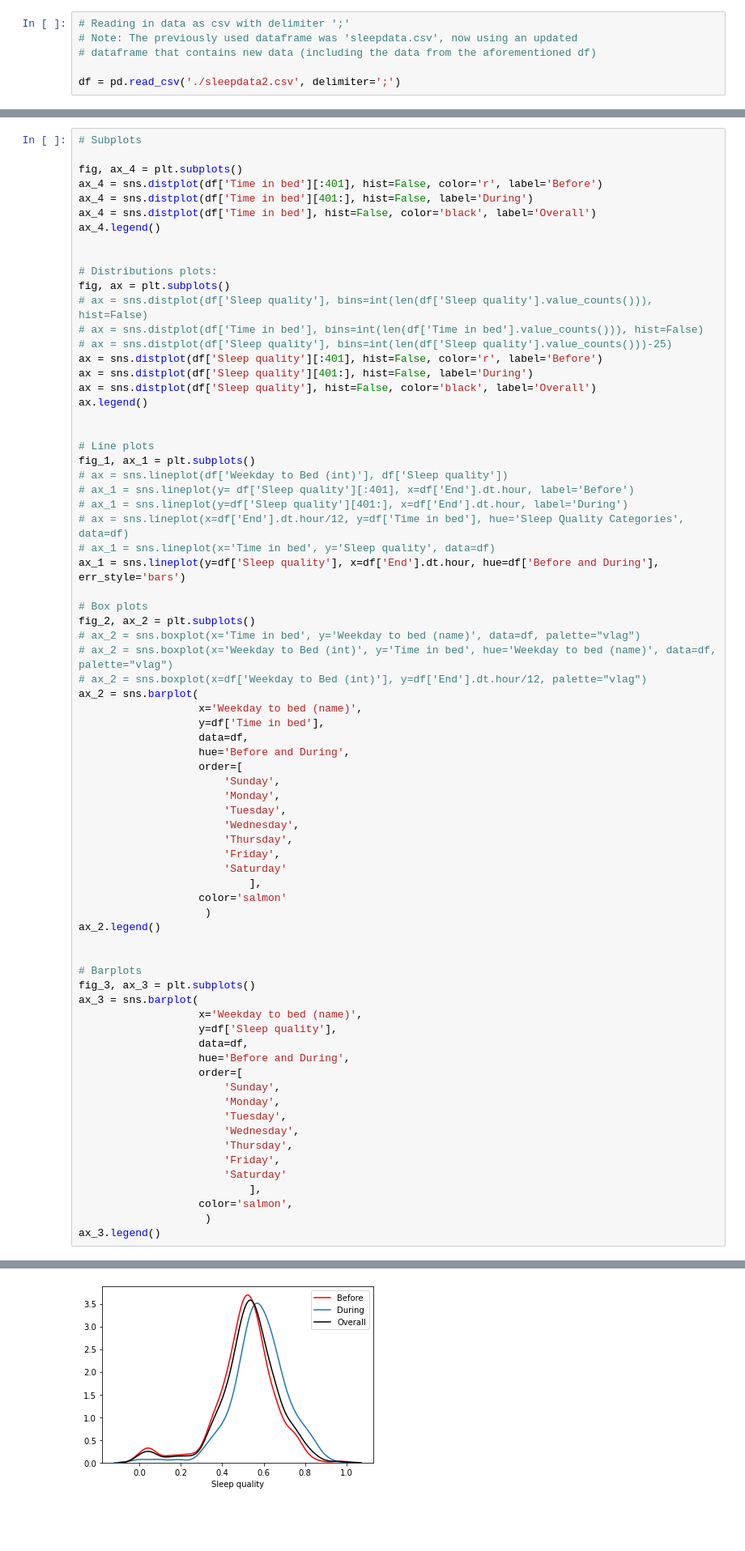
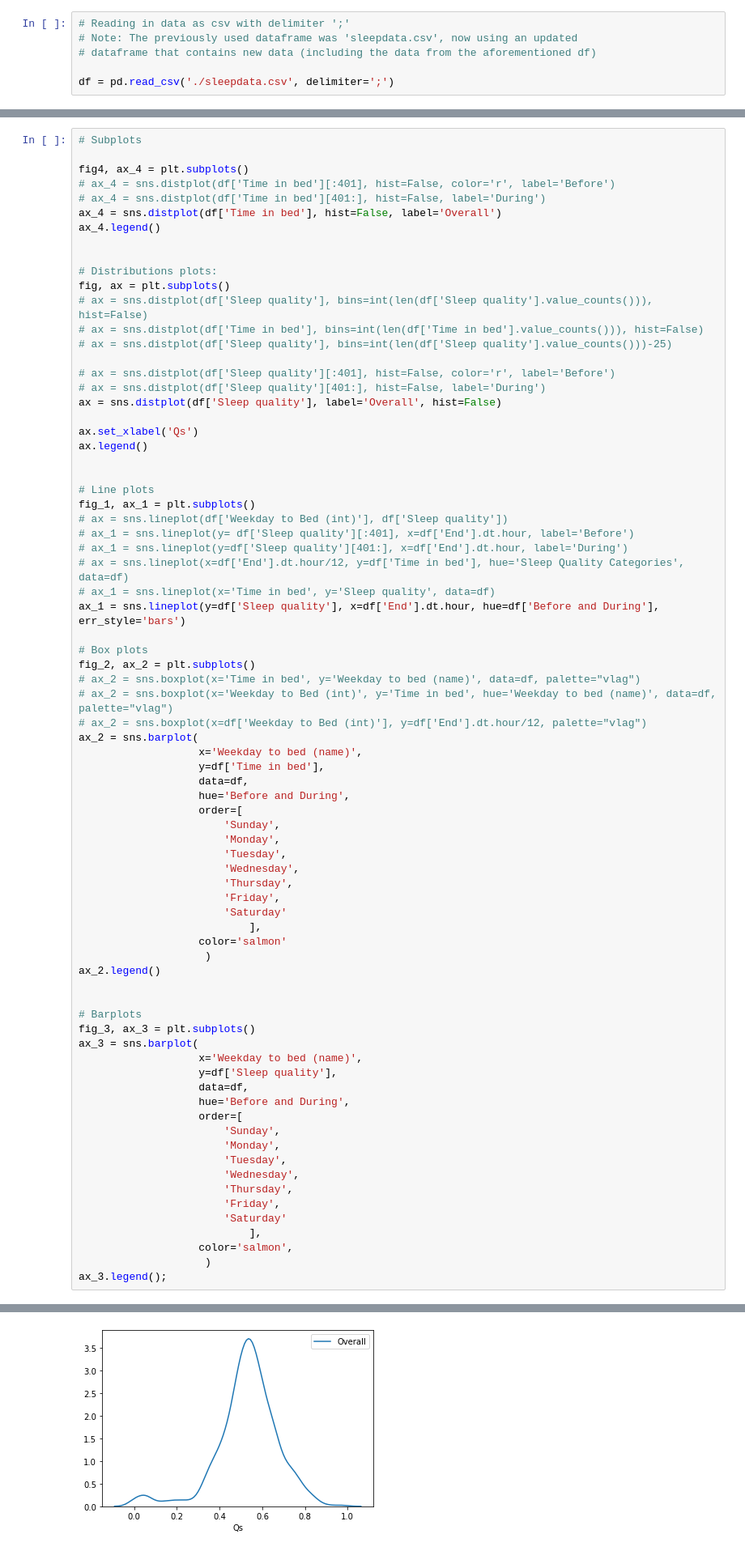
Before and after one commit to AVData/Data_Visualizations, a Jupyter notebook: Sleep_Data_notebook.ipynb, the cells around one changed output, grey strips where cells are left out. Shown at 81% size. Drawn from its saved outputs; the diff is of its cells as text; blank space fills up the shorter version.

```diff
--- a/Sleep_Data_notebook.ipynb
+++ b/Sleep_Data_notebook.ipynb
@@ -44,7 +44,7 @@ from IPython.display import IFrame
 # Note: The previously used dataframe was 'sleepdata.csv', now using an updated
 # dataframe that contains new data (including the data from the aforementioned df)
 
-df = pd.read_csv('./sleepdata2.csv', delimiter=';')
+df = pd.read_csv('./sleepdata.csv', delimiter=';')
 # %%
 # What are the features available in my dataframe?
 
@@ -492,10 +506,10 @@ df
 # %%
 # Subplots
 
-fig, ax_4 = plt.subplots()
-ax_4 = sns.distplot(df['Time in bed'][:401], hist=False, color='r', label='Before')
-ax_4 = sns.distplot(df['Time in bed'][401:], hist=False, label='During')
-ax_4 = sns.distplot(df['Time in bed'], hist=False, color='black', label='Overall')
+fig4, ax_4 = plt.subplots()
+# ax_4 = sns.distplot(df['Time in bed'][:401], hist=False, color='r', label='Before')
+# ax_4 = sns.distplot(df['Time in bed'][401:], hist=False, label='During')
+ax_4 = sns.distplot(df['Time in bed'], hist=False, label='Overall')
 ax_4.legend()
 
 
@@ -504,9 +518,12 @@ fig, ax = plt.subplots()
 # ax = sns.distplot(df['Sleep quality'], bins=int(len(df['Sleep quality'].value_counts())), hist=False)
 # ax = sns.distplot(df['Time in bed'], bins=int(len(df['Time in bed'].value_counts())), hist=False)
 # ax = sns.distplot(df['Sleep quality'], bins=int(len(df['Sleep quality'].value_counts()))-25)
-ax = sns.distplot(df['Sleep quality'][:401], hist=False, color='r', label='Before')
-ax = sns.distplot(df['Sleep quality'][401:], hist=False, label='During')
-ax = sns.distplot(df['Sleep quality'], hist=False, color='black', label='Overall')
+
+# ax = sns.distplot(df['Sleep quality'][:401], hist=False, color='r', label='Before')
+# ax = sns.distplot(df['Sleep quality'][401:], hist=False, label='During')
+ax = sns.distplot(df['Sleep quality'], label='Overall', hist=False)
+
+ax.set_xlabel('Qs')
 ax.legend()
 
 
@@ -561,5 +578,5 @@ ax_3 = sns.barplot(
                            ],
                    color='salmon',
                     )
-ax_3.legend()
+ax_3.legend();
 # %% [output]
@@ -568 +584 @@ ax_3.legend()
-[figure, old version]
+[figure, new version]
```
Also changed, not shown: parts of 24 cells of this notebook, 6 other files.
